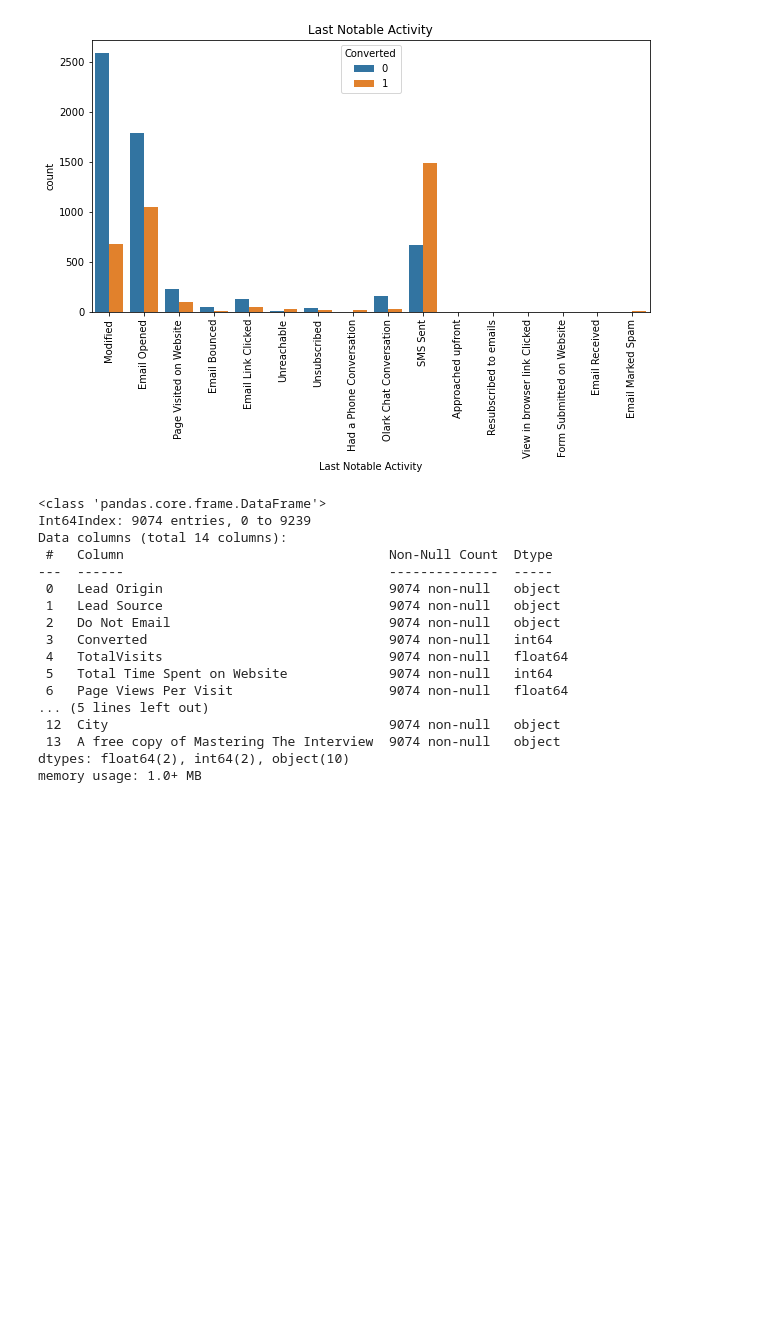
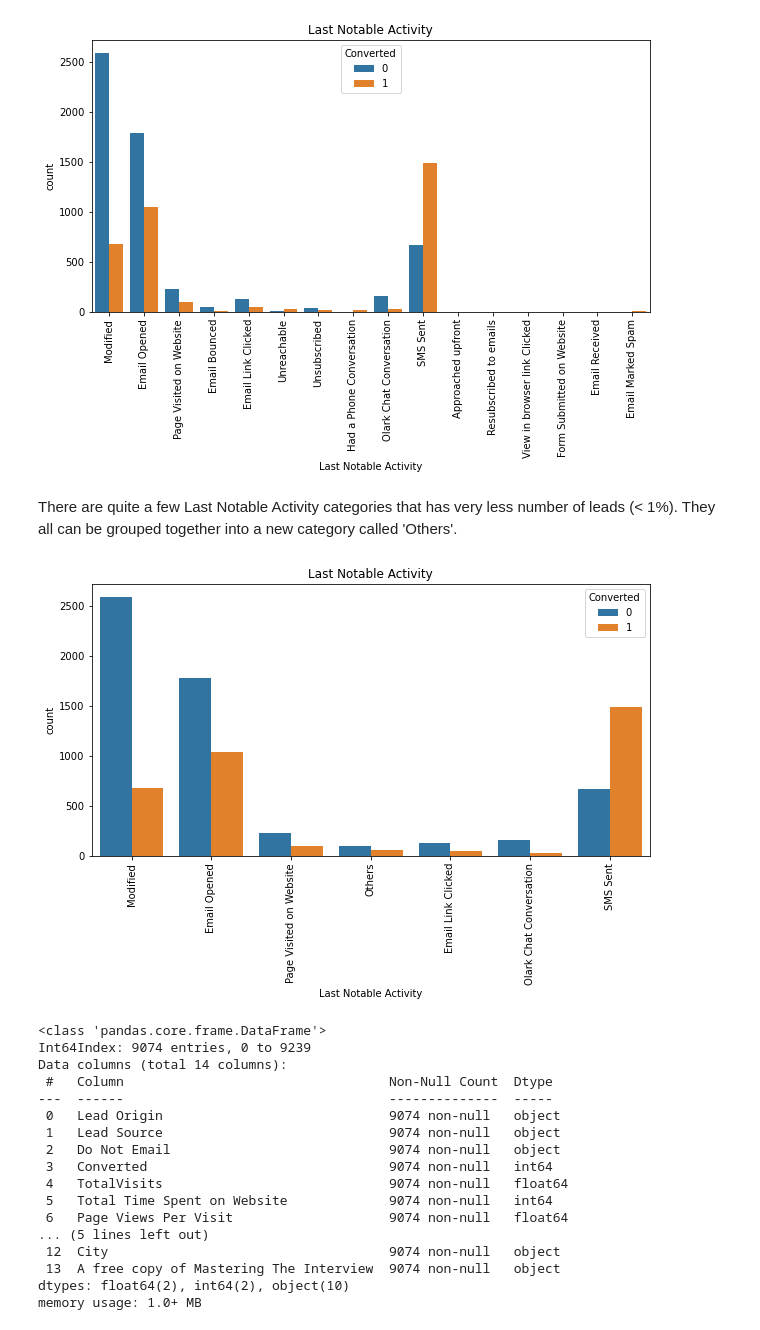
Before and after one commit to aparnakishan/XEducationLeadScore, a Jupyter notebook: LeadScoreXEduCaseStudy.ipynb, the cells around one changed output. Drawn from its saved outputs; the diff is of its cells as text; code cells hidden in the pictures; blank space fills up the shorter version.

```diff
--- a/LeadScoreXEduCaseStudy.ipynb
+++ b/LeadScoreXEduCaseStudy.ipynb
@@ -623,5 +630,7 @@ plt.title('Last Notable Activity')
 plt.show()
 # %% [output]
 [figure]
+# %% [markdown]
+There are quite a few Last Notable Activity categories that has very less number of leads (< 1%). They all can be grouped together into a new category called 'Others'.
 # %%
 #Last Notable Activity and Last Activity seem to have similar categories and almost similar distribution, hence we can drop this column.
@@ -629,3 +641,14 @@ df_lead.drop(columns=['Last Notable Activity'],inplace=True)
+# %%
+#Lets check again plot of Last Notable Activity
+plt.figure(figsize=(10,5))
+
+s3=sns.countplot(df_lead['Last Notable Activity'], hue=df_lead.Converted)
+s3.set_xticklabels(s3.get_xticklabels(),rotation=90)
+plt.title('Last Notable Activity')
+
+plt.show()
+# %% [output]
+[figure, added]
 # %%
 df_lead.info()
 # %% [output]
```
Also changed, not shown: parts of 21 cells of this notebook.
